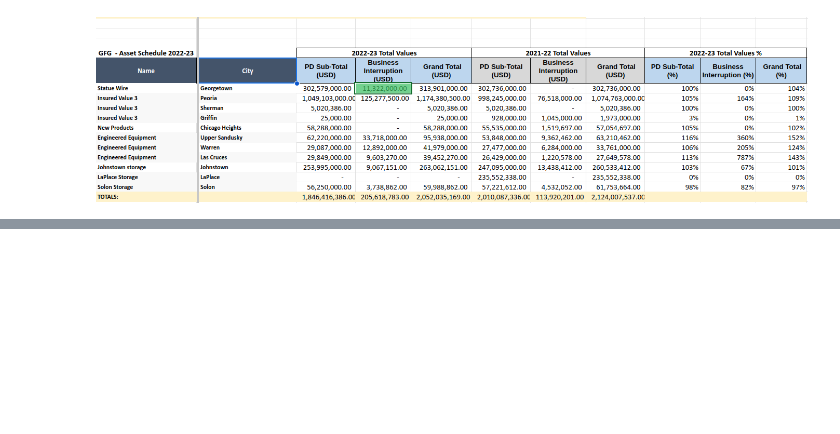
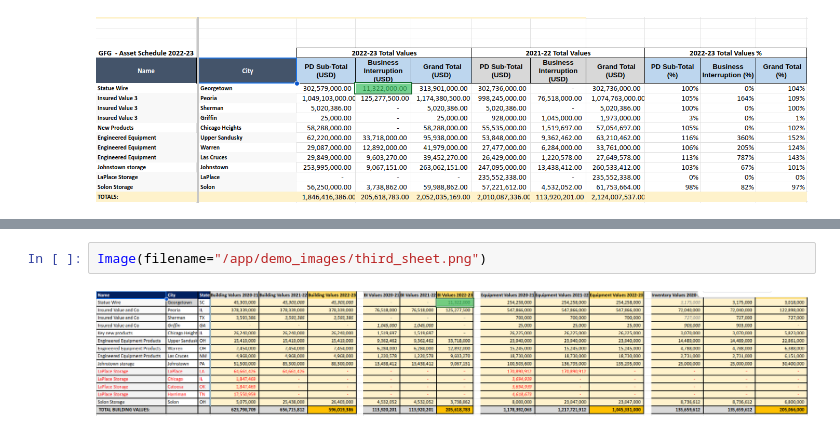
Before and after one commit to SavaStevanovic/table_extractor, a Jupyter notebook: project/main.ipynb, the cells around one changed output, grey strips where cells are left out. Saved outputs shown, nothing was run; the diff lists cells and outputs as text; blank space fills up the shorter version.

```diff
--- a/project/main.ipynb
+++ b/project/main.ipynb
@@ -132,0 +158,4 @@ out[2]
+# %%
+Image(filename="/app/demo_images/third_sheet.png")
+# %% [output]
+[figure, added]
```
Also changed, not shown: parts of 8 cells of this notebook.
